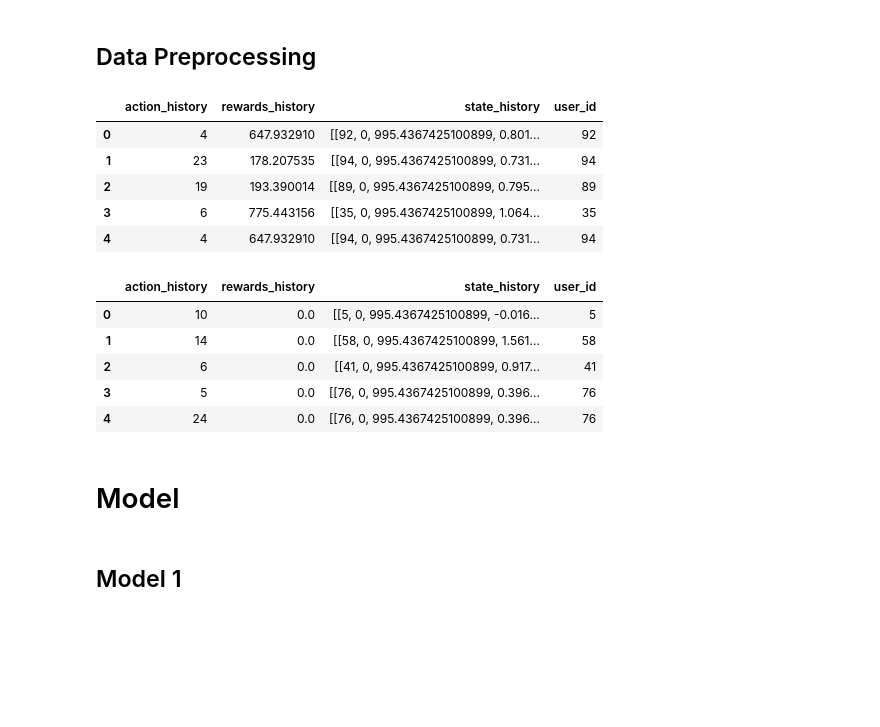
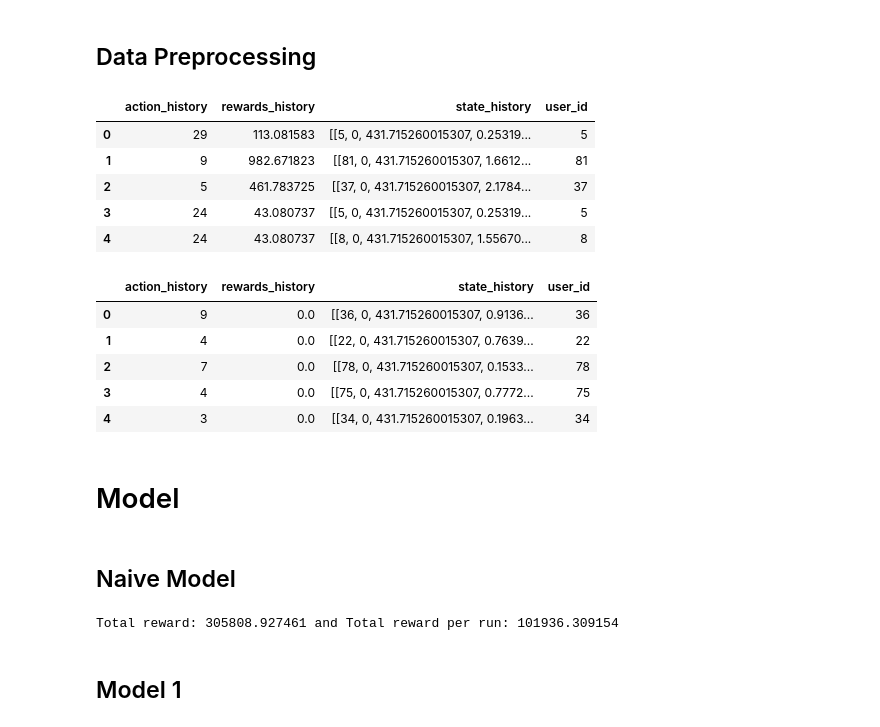
Before and after one commit to AlexandreMaxinsang/IA316, a Jupyter notebook: Third Environment .ipynb, the cells around one changed output. Saved outputs shown, nothing was run; the diff lists cells and outputs as text; code cells hidden in the pictures; blank space fills up the shorter version.

```diff
--- a/Third Environment .ipynb
+++ b/Third Environment .ipynb
@@ -113,28 +114,28 @@ items_content= pd.DataFrame({'item_id' : item_id,'v3':item_v3,'v4':item_v4 })
 # %% [markdown]
 ## Data Preprocessing
 # %%
-pos_data = df[df["rewards_history"] > 0].reset_index(drop=True)
-neg_data = df[df["rewards_history"] == 0].reset_index(drop=True)
+pos_df = df[df["rewards_history"] > 0].reset_index(drop=True)
+neg_df = df[df["rewards_history"] == 0].reset_index(drop=True)
 # %%
-pos_data["user_id"] = [pos_data["state_history"][i][0][0] for i in range(pos_data.shape[0])]
-pos_data.head()## There are some users that have more than one positive item
+pos_df["user_id"] = [pos_df["state_history"][i][0][0] for i in range(pos_df.shape[0])]
+pos_df.head()## There are some users that have more than one positive item
 # %% [output]
 |  | action_history | rewards_history | state_history | user_id |
-| 0 | 4 | 647.932910 | [[92, 0, 995.4367425100899, 0.801... | 92 |
-| 1 | 23 | 178.207535 | [[94, 0, 995.4367425100899, 0.731... | 94 |
-| 2 | 19 | 193.390014 | [[89, 0, 995.4367425100899, 0.795... | 89 |
-| 3 | 6 | 775.443156 | [[35, 0, 995.4367425100899, 1.064... | 35 |
-| 4 | 4 | 647.932910 | [[94, 0, 995.4367425100899, 0.731... | 94 |
+| 0 | 29 | 113.081583 | [[5, 0, 431.715260015307, 0.25319... | 5 |
+| 1 | 9 | 982.671823 | [[81, 0, 431.715260015307, 1.6612... | 81 |
+| 2 | 5 | 461.783725 | [[37, 0, 431.715260015307, 2.1784... | 37 |
+| 3 | 24 | 43.080737 | [[5, 0, 431.715260015307, 0.25319... | 5 |
+| 4 | 24 | 43.080737 | [[8, 0, 431.715260015307, 1.55670... | 8 |
 # %%
-neg_data["user_id"] = [neg_data["state_history"][i][0][0] for i in range(neg_data.shape[0])]
-neg_data.head()
+neg_df["user_id"] = [neg_df["state_history"][i][0][0] for i in range(neg_df.shape[0])]
+neg_df.head()
 # %% [output]
 |  | action_history | rewards_history | state_history | user_id |
-| 0 | 10 | 0.0 | [[5, 0, 995.4367425100899, -0.016... | 5 |
-| 1 | 14 | 0.0 | [[58, 0, 995.4367425100899, 1.561... | 58 |
-| 2 | 6 | 0.0 | [[41, 0, 995.4367425100899, 0.917... | 41 |
-| 3 | 5 | 0.0 | [[76, 0, 995.4367425100899, 0.396... | 76 |
-| 4 | 24 | 0.0 | [[76, 0, 995.4367425100899, 0.396... | 76 |
+| 0 | 9 | 0.0 | [[36, 0, 431.715260015307, 0.9136... | 36 |
+| 1 | 4 | 0.0 | [[22, 0, 431.715260015307, 0.7639... | 22 |
+| 2 | 7 | 0.0 | [[78, 0, 431.715260015307, 0.1533... | 78 |
+| 3 | 4 | 0.0 | [[75, 0, 431.715260015307, 0.7772... | 75 |
+| 4 | 3 | 0.0 | [[34, 0, 431.715260015307, 0.1963... | 34 |
 # %% [markdown]
 # Model
 # %%
@@ -161,3 +162,5 @@ def margin_comparator_loss(inputs, margin=1.):
     """
     positive_pair_sim, negative_pair_sim = inputs
     return tf.maximum(negative_pair_sim - positive_pair_sim + margin, 0)
+# %% [markdown]
+## Naive Model
@@ -164,3 +177,25 @@ def margin_comparator_loss(inputs, margin=1.):
+# %%
+number_run = 3
+n_epochs = 1000
+total_reward = 0
+
+for k in range(number_run):
+
+    for i in range(n_epochs):
+
+        predicted_item = naive_model(next_state)
+
+        params['recommended_item'] = predicted_item
+
+        r = requests.get(url = url_predict, params=params).json()
+        reward = r['reward']
+        total_reward += reward
+        next_state = r['state']
+
+
+print("Total reward: %f and Total reward per run: %f"%(total_reward, total_reward/number_run,))
+# %% [output]
+Total reward: 305808.927461 and Total reward per run: 101936.309154
 # %% [markdown]
 ## Model 1
 # %%
```
Also changed, not shown: parts of 15 cells of this notebook.
